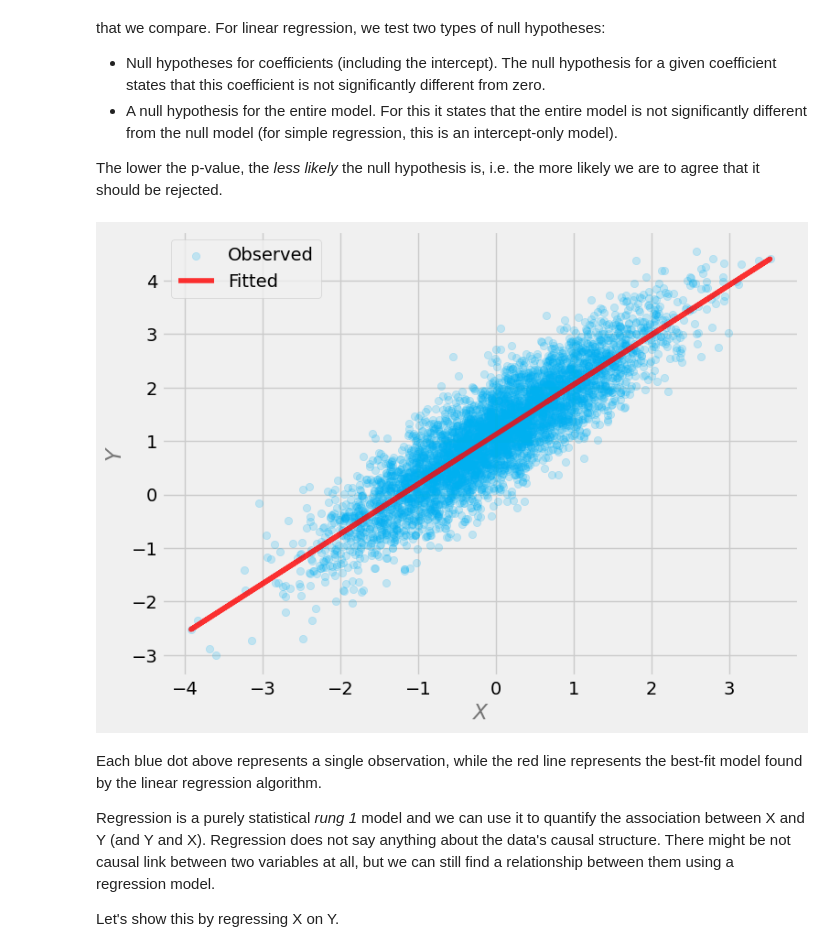
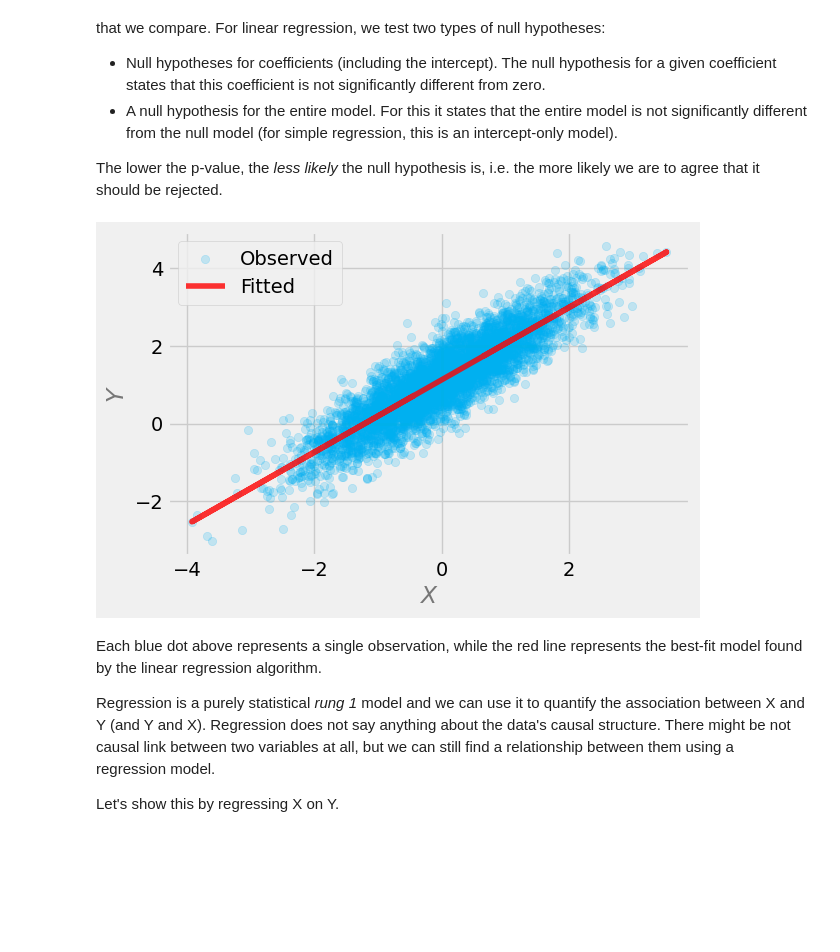
Before and after one commit to Gonde94/Causal-Inference, a Jupyter notebook: Notebooks/Chapter_03.ipynb, the cells around one changed output. Saved outputs shown, nothing was run; the diff lists cells and outputs as text; code cells hidden in the pictures; blank space fills up the shorter version.

```diff
--- a/Notebooks/Chapter_03.ipynb
+++ b/Notebooks/Chapter_03.ipynb
@@ -100,23 +94,23 @@ y_pred = fitted_model.predict(X)
 # %%
 # Plot
 COLORS = [
     '#00B0F0',
     '#FF0000'
 ]
 
-plt.figure(figsize=(8, 6))
+plt.figure(figsize=(6, 4))
 plt.scatter(X[:, 1], y, color=COLORS[0], label='Observed', alpha=.2)
 plt.plot(X[:, 1], y_pred, color=COLORS[1], label='Fitted', alpha=.8)
 plt.xlabel('$X$', alpha=.5)
 plt.ylabel('$Y$', alpha=.5)
 legend = plt.legend()
 
 # Set opacity for the legend
 #[l.set_alpha(.8) for l in legend.legendHandles]
 
 plt.show()
 # %% [output]
-[figure, old version]
+[figure, new version]
 # %% [markdown]
 Each blue dot above represents a single observation, while the red line represents the best-fit model found by the linear regression algorithm.
 
```
Also changed, not shown: parts of 9 cells of this notebook, 6 other files.
